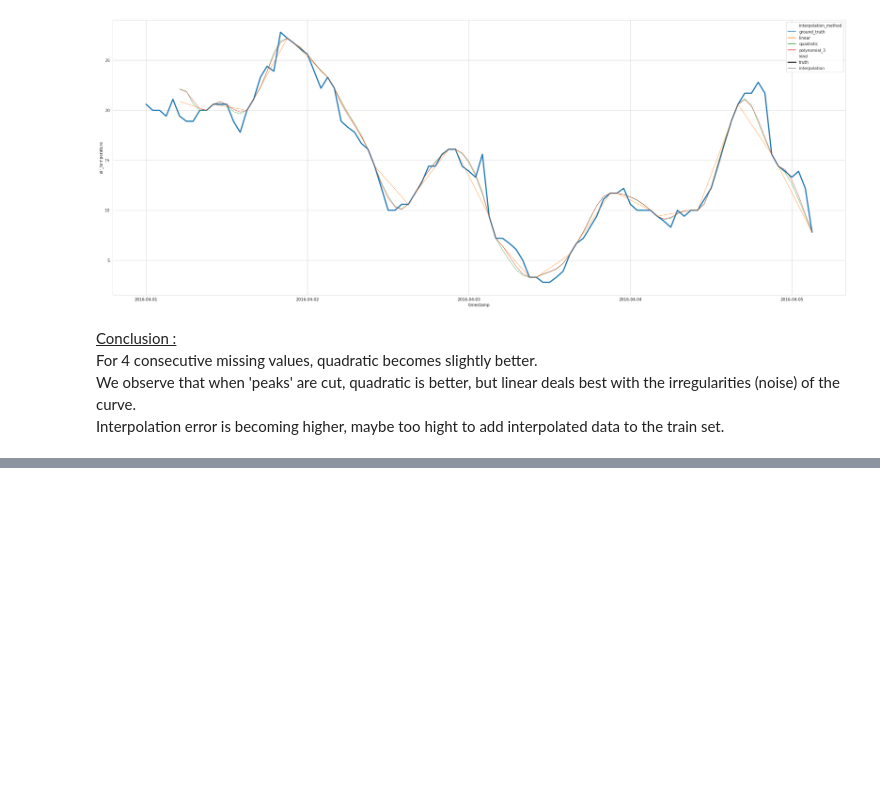
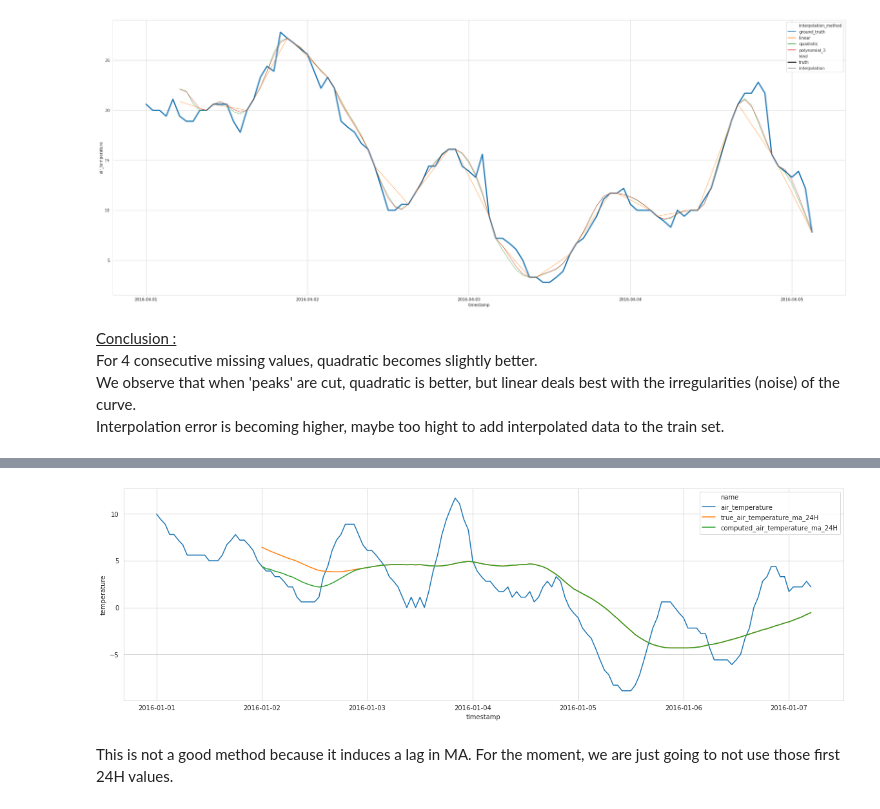
Before and after one commit to edouardArgenson/ASHRAE_great_energy_predictor, a Jupyter notebook: notebooks/missing_data_visualisation_and_processing.ipynb, the cells around one changed output, grey strips where cells are left out. Drawn from its saved outputs; the diff is of its cells as text; code cells hidden in the pictures; blank space fills up the shorter version.

```diff
--- a/notebooks/missing_data_visualisation_and_processing.ipynb
+++ b/notebooks/missing_data_visualisation_and_processing.ipynb
@@ -775,0 +861,41 @@ Interpolation error is becoming higher, maybe too hight to add interpolated data
+# %%
+start = '2016-01-02 00:00:00'
+end = '2016-01-10 00:00:00'
+
+entry_data = b_df_weather['air_temperature'].loc[start:end]
+air_temperature_data_df = b_df_weather.loc[:end, ['air_temperature']].copy()
+air_temperature_data_df.rename({'air_temperature':'temperature'}, inplace=True, axis=1)
+air_temperature_data_df['name'] = 'air_temperature'
+# %%
+ma_full_df = b_df_weather.loc[start:end, ['air_temperature_ma_24H']].copy()
+ma_full_df.rename({'air_temperature_ma_24H':'temperature'}, inplace=True, axis=1)
+ma_full_df['name'] = 'true_air_temperature_ma_24H'
+# %%
+ma_no_min_period = entry_data.rolling(24, min_periods=1, center=False).mean()
+ma_no_min_period_df = pd.DataFrame({'temperature' : ma_no_min_period, 'name' : 'computed_air_temperature_ma_24H'})
+# %%
+all_temperatures = pd.concat([air_temperature_data_df, ma_full_df, ma_no_min_period_df])
+# %%
+fig = plt.figure(figsize=(16,5))
+
+max_length = 150
+
+data = all_temperatures.reset_index(inplace=False).rename({'index':'timestamp'}, inplace=False, axis=1)
+
+max_date = data['timestamp'].min() + pd.Timedelta('' + str(max_length) + ' hour')
+capped_data = data[data['timestamp'] < max_date]
+
+with sns.axes_style("whitegrid"):
+    ax = sns.lineplot(
+        x='timestamp',
+        y='temperature',
+        hue='name',
+        data=capped_data
+    )
+    ax.xaxis.set_major_locator(mdates.DayLocator())
+
+plt.tight_layout(pad=0., w_pad=0., h_pad=2.)
+# %% [output]
+[figure, added]
+# %% [markdown]
+This is not a good method because it induces a lag in MA. For the moment, we are just going to not use those first 24H values.
```
Also changed, not shown: parts of 14 cells of this notebook.
